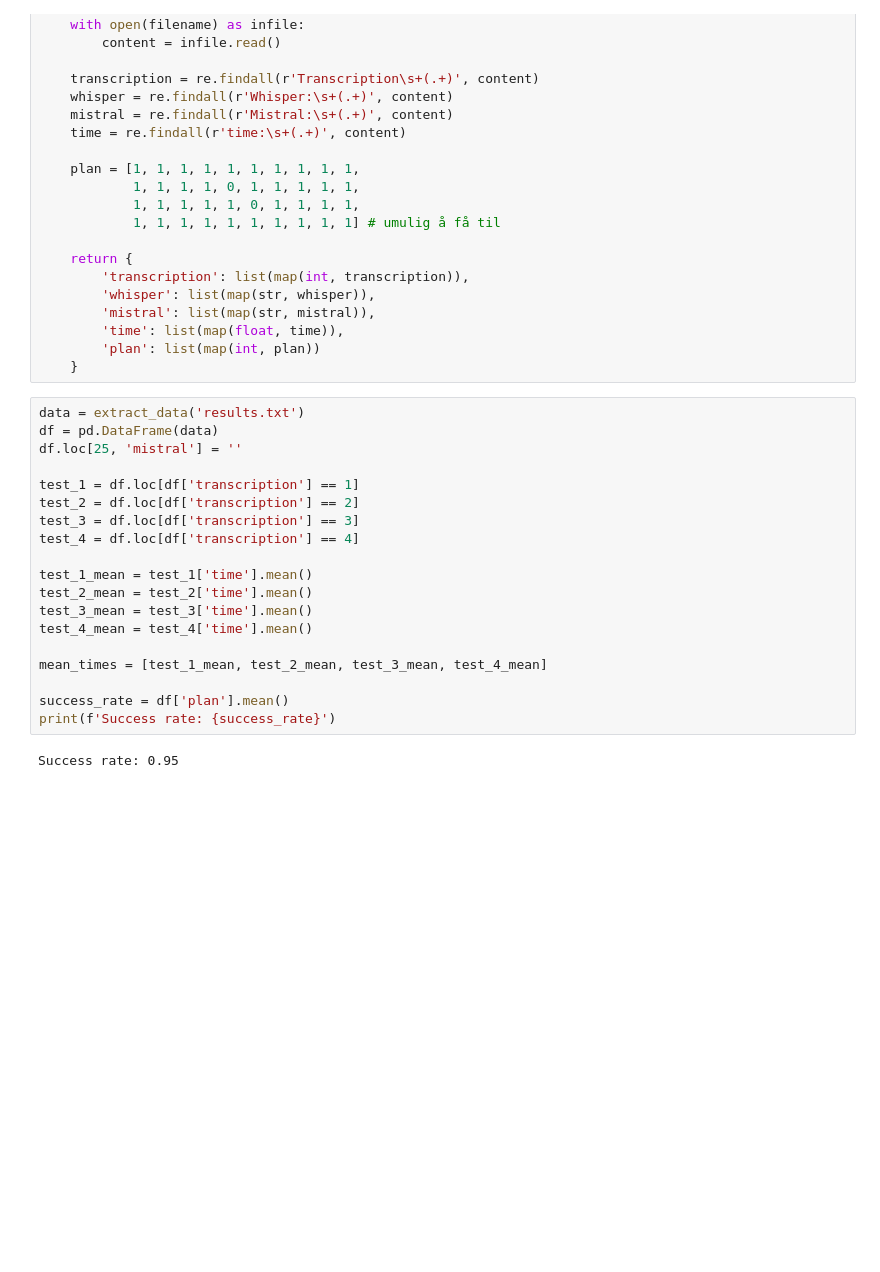
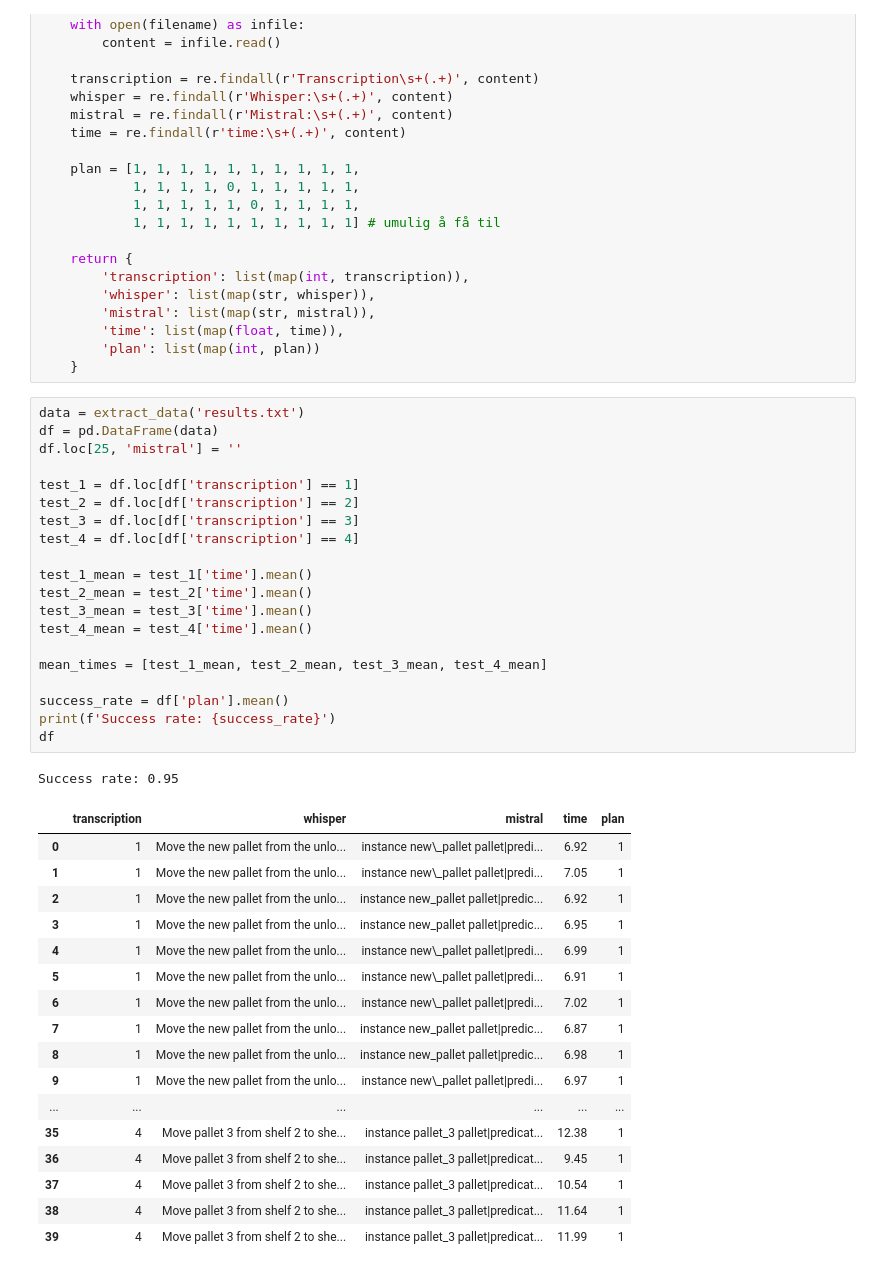
Before and after one commit to stinkyElias/SemReBot2, a Jupyter notebook: testing/plansys2/plotting.ipynb, the cells around one changed output. Cells and saved outputs as stored; diff of their text form; blank space fills up the shorter version.

```diff
--- a/testing/plansys2/plotting.ipynb
+++ b/testing/plansys2/plotting.ipynb
@@ -29,24 +29,42 @@ def extract_data(filename):
 # %%
 data = extract_data('results.txt')
 df = pd.DataFrame(data)
 df.loc[25, 'mistral'] = ''
 
 test_1 = df.loc[df['transcription'] == 1]
 test_2 = df.loc[df['transcription'] == 2]
 test_3 = df.loc[df['transcription'] == 3]
 test_4 = df.loc[df['transcription'] == 4]
 
 test_1_mean = test_1['time'].mean()
 test_2_mean = test_2['time'].mean()
 test_3_mean = test_3['time'].mean()
 test_4_mean = test_4['time'].mean()
 
 mean_times = [test_1_mean, test_2_mean, test_3_mean, test_4_mean]
 
 success_rate = df['plan'].mean()
 print(f'Success rate: {success_rate}')
+df
 # %% [output]
 Success rate: 0.95
+|  | transcription | whisper | mistral | time | plan |
+| 0 | 1 | Move the new pallet from the unlo... | instance new\_pallet pallet|predi... | 6.92 | 1 |
+| 1 | 1 | Move the new pallet from the unlo... | instance new\_pallet pallet|predi... | 7.05 | 1 |
+| 2 | 1 | Move the new pallet from the unlo... | instance new_pallet pallet|predic... | 6.92 | 1 |
+| 3 | 1 | Move the new pallet from the unlo... | instance new_pallet pallet|predic... | 6.95 | 1 |
+| 4 | 1 | Move the new pallet from the unlo... | instance new\_pallet pallet|predi... | 6.99 | 1 |
+| 5 | 1 | Move the new pallet from the unlo... | instance new\_pallet pallet|predi... | 6.91 | 1 |
+| 6 | 1 | Move the new pallet from the unlo... | instance new\_pallet pallet|predi... | 7.02 | 1 |
+| 7 | 1 | Move the new pallet from the unlo... | instance new_pallet pallet|predic... | 6.87 | 1 |
+| 8 | 1 | Move the new pallet from the unlo... | instance new_pallet pallet|predic... | 6.98 | 1 |
+| 9 | 1 | Move the new pallet from the unlo... | instance new\_pallet pallet|predi... | 6.97 | 1 |
+| ... | ... | ... | ... | ... | ... |
+| 35 | 4 | Move pallet 3 from shelf 2 to she... | instance pallet_3 pallet|predicat... | 12.38 | 1 |
+| 36 | 4 | Move pallet 3 from shelf 2 to she... | instance pallet_3 pallet|predicat... | 9.45 | 1 |
+| 37 | 4 | Move pallet 3 from shelf 2 to she... | instance pallet_3 pallet|predicat... | 10.54 | 1 |
+| 38 | 4 | Move pallet 3 from shelf 2 to she... | instance pallet_3 pallet|predicat... | 11.64 | 1 |
+| 39 | 4 | Move pallet 3 from shelf 2 to she... | instance pallet_3 pallet|predicat... | 11.99 | 1 |
 # %%
 plt.scatter(df['transcription'], df['time'])
 
```
Also changed, not shown: parts of 1 cell of this notebook, 2 other files.
